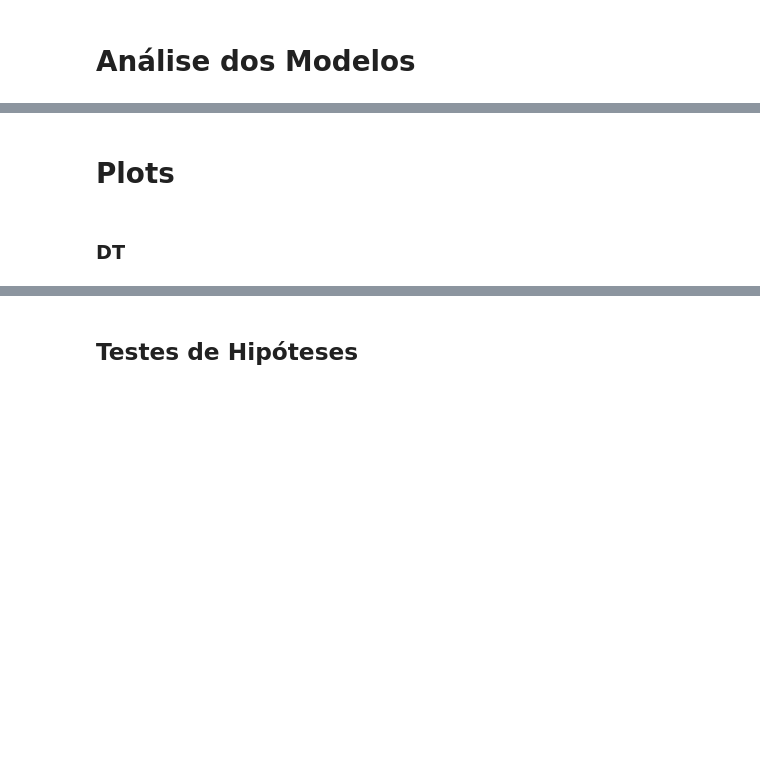
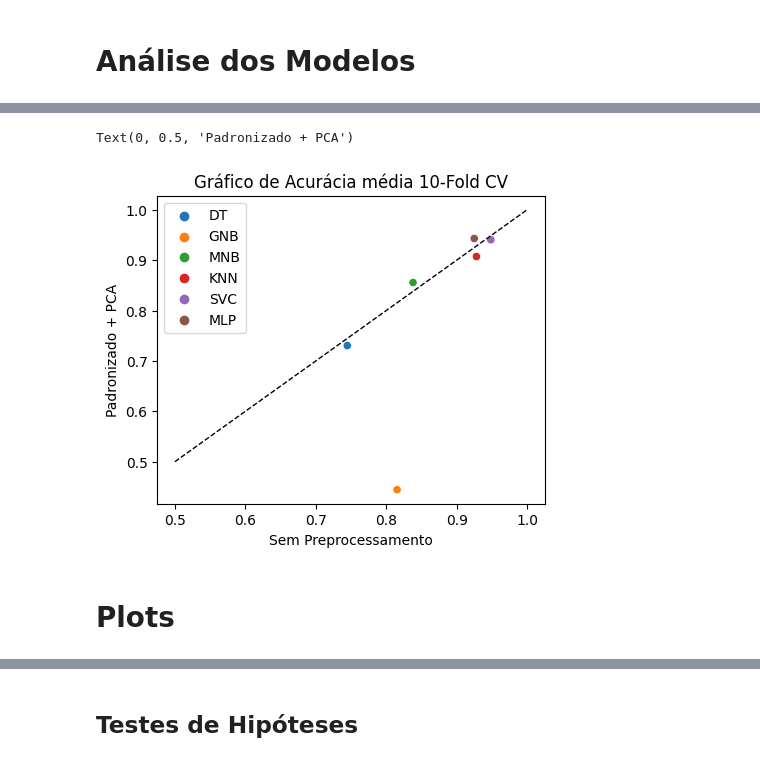
Before and after one commit to carlosgcarneiro/PESMnist, a Jupyter notebook: aed_mnist.ipynb, the cells around one changed output, grey strips where cells are left out. Drawn from its saved outputs; the diff is of its cells as text; code cells hidden in the pictures; blank space fills up the shorter version.

```diff
--- a/aed_mnist.ipynb
+++ b/aed_mnist.ipynb
@@ -130,4 +152,13 @@ fscore_df = pd.DataFrame(
+# %%
+fig, ax = plt.subplots(figsize=(5,4))
+sns.scatterplot(x=df_acc.loc['SPP'], y=df_acc.loc['PCA_STDD'], hue=df_acc.columns, ax=ax)
+ax.plot([0.5, 1], [0.5, 1], 'k--', lw=1)
+
+ax.set_title('Gráfico de Acurácia média 10-Fold CV')
+ax.set_xlabel('Sem Preprocessamento')
+ax.set_ylabel('Padronizado + PCA')
+# %% [output]
+Text(0, 0.5, 'Padronizado + PCA')
+[figure, added]
 # %% [markdown]
 # Plots
-# %% [markdown]
-### DT
```
Also changed, not shown: parts of 32 cells of this notebook, 39 other files.
